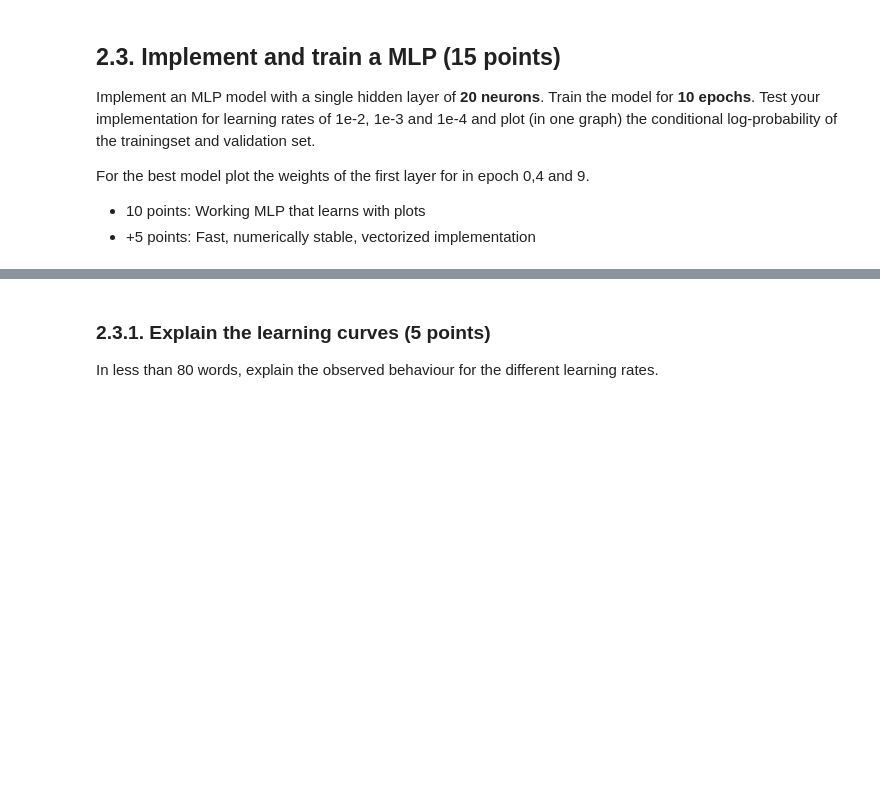
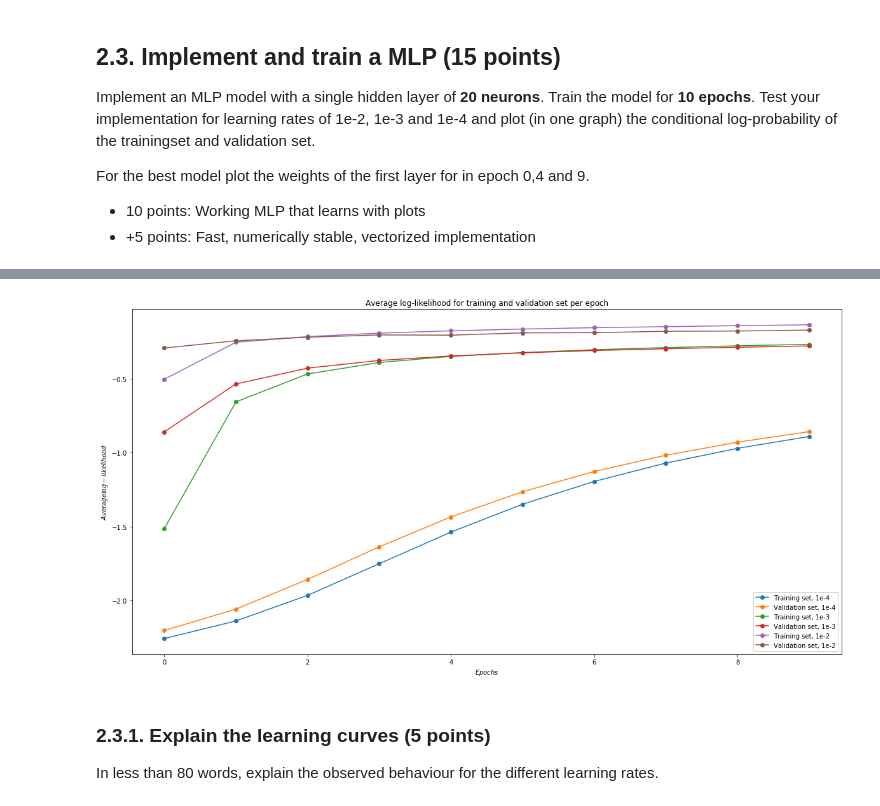
Before and after one commit to Kalsir/ml1_lab2, a Jupyter notebook: 11025352_11924462_lab2.ipynb, the cells around one changed output, grey strips where cells are left out. Drawn from its saved outputs; the diff is of its cells as text; code cells hidden in the pictures; blank space fills up the shorter version.

```diff
--- a/11025352_11924462_lab2.ipynb
+++ b/11025352_11924462_lab2.ipynb
@@ -302,15 +307,13 @@ followed by computation of the gradient vectors $\nabla_{\bw_j} \mathcal{L}^{(n)
 
 For maximum points, ensure the function is numerically stable.
 # %%
-# 1.1.2 Compute gradient of log p(t|x;w,b) wrt w and b
 def logpqZ(x, t, w, b):
     # Compute logq
     logq = x @ w + b.T
 
     # Compute Z and log Z using the log-sum-exp trick
-    min_logq = logq.min()
-    logq_help = logq - [min_logq]*len(logq)
-    logZ = log(exp(logq_help).sum()) + min_logq
+    max_logq = logq.max()
+    logZ = log(sum(exp(logq - max_logq))) + max_logq
     Z = exp(logZ)
 
     # Compute logp
@@ -646,2 +709,28 @@ raise NotImplementedError()
+# %%
+from scipy.special import expit
+
+def mlp_logreg_gradient(x, t, w, b, v, a):
+    # Transform input vector
+    h = expit(x @ v + a.T)
+
+    # Compute logp, logq, logZ and Z using previously defined function and transformed input
+    logp, logq, logZ, Z = logpqZ(h, t, w, b)
+
+    # Compute deltaq
+    deltaq = -exp(logq)/Z
+    deltaq[:,t] += 1
+
+    # Compute deltah
+    deltah = deltaq @ w.T
+
+    # Compute gradient with respect to b and W
+    dL_db = deltaq
+    dL_dw = outer(h, deltaq)
+
+    # Compute gradient with respect to a and V
+    dL_da = deltah * h * (1 - h)
+    dL_dv = outer(x, dL_da)
+
+    return logp[:,t].squeeze(), dL_dw, dL_db.squeeze(), dL_dv, dL_da.squeeze()
 # %%
 # Hidden tests for efficiency
@@ -662,3 +814,18 @@ raise NotImplementedError()
+# %%
+# Plot graph
+plot(logp_train1, label="Training set, 1e-4", marker='o')
+plot(logp_valid1, label="Validation set, 1e-4", marker='o')
+plot(logp_train2, label="Training set, 1e-3", marker='o')
+plot(logp_valid2, label="Validation set, 1e-3", marker='o')
+plot(logp_train3, label="Training set, 1e-2", marker='o')
+plot(logp_valid3, label="Validation set, 1e-2", marker='o')
+xlabel('$Epochs$')
+ylabel('$Average log-likelihood$')
+legend()
+title("Average log-likelihood for training and validation set per epoch")
+plt.show()
+# %% [output]
+[figure, added]
 # %% [markdown]
 ### 2.3.1. Explain the learning curves (5 points)
 In less than 80 words, explain the observed behaviour for the different learning rates.
```
Also changed, not shown: parts of 15 cells of this notebook.
